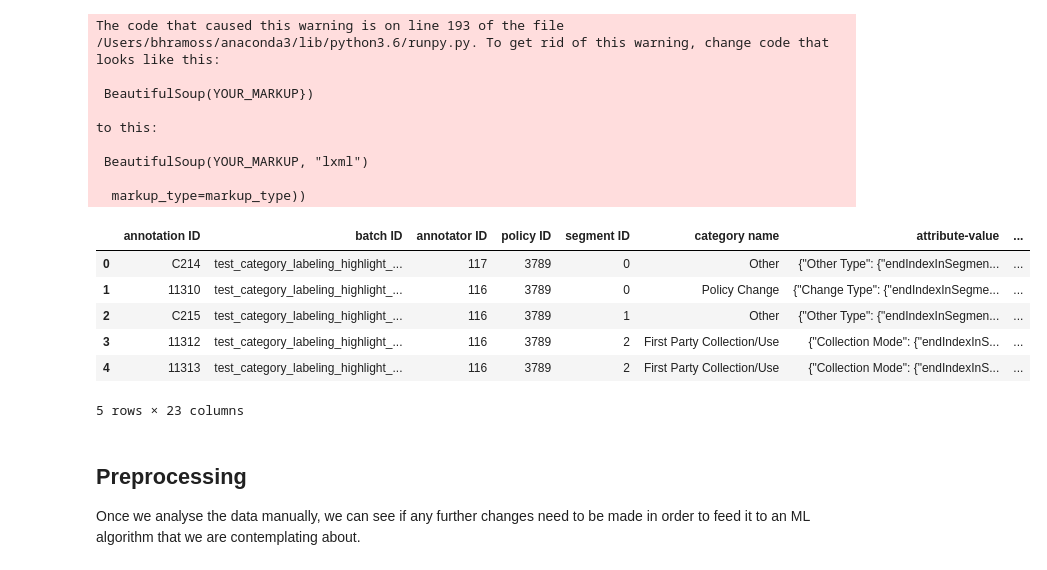
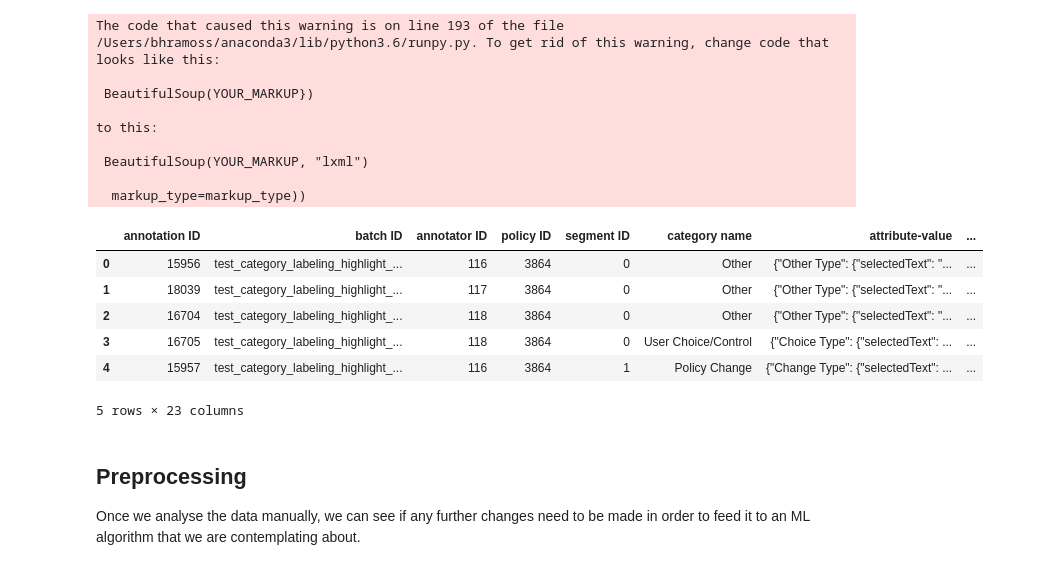
Before and after one commit to bhramoss/MineB4USign, a Jupyter notebook: Project.ipynb, the cells around one changed output. Cells and saved outputs as stored; diff of their text form; code cells hidden in the pictures.

```diff
--- a/Project.ipynb
+++ b/Project.ipynb
@@ -287,14 +284,14 @@ to this:
 
   markup_type=markup_type))
 # %%
-annotations['1582_msn.com'].head()
+annotations['google.com'].head()
 # %% [output]
 |  | annotation ID | batch ID | annotator ID | policy ID | segment ID | category name | attribute-value | ... |
-| 0 | C214 | test_category_labeling_highlight_... | 117 | 3789 | 0 | Other | {"Other Type": {"endIndexInSegmen... | ... |
-| 1 | 11310 | test_category_labeling_highlight_... | 116 | 3789 | 0 | Policy Change | {"Change Type": {"endIndexInSegme... | ... |
-| 2 | C215 | test_category_labeling_highlight_... | 116 | 3789 | 1 | Other | {"Other Type": {"endIndexInSegmen... | ... |
-| 3 | 11312 | test_category_labeling_highlight_... | 116 | 3789 | 2 | First Party Collection/Use | {"Collection Mode": {"endIndexInS... | ... |
-| 4 | 11313 | test_category_labeling_highlight_... | 116 | 3789 | 2 | First Party Collection/Use | {"Collection Mode": {"endIndexInS... | ... |
+| 0 | 15956 | test_category_labeling_highlight_... | 116 | 3864 | 0 | Other | {"Other Type": {"selectedText": "... | ... |
+| 1 | 18039 | test_category_labeling_highlight_... | 117 | 3864 | 0 | Other | {"Other Type": {"selectedText": "... | ... |
+| 2 | 16704 | test_category_labeling_highlight_... | 118 | 3864 | 0 | Other | {"Other Type": {"selectedText": "... | ... |
+| 3 | 16705 | test_category_labeling_highlight_... | 118 | 3864 | 0 | User Choice/Control | {"Choice Type": {"selectedText": ... | ... |
+| 4 | 15957 | test_category_labeling_highlight_... | 116 | 3864 | 1 | Policy Change | {"Change Type": {"selectedText": ... | ... |
 5 rows × 23 columns
 # %% [markdown]
 ## Preprocessing
```
Also changed, not shown: parts of 20 cells of this notebook, 1 other file.
